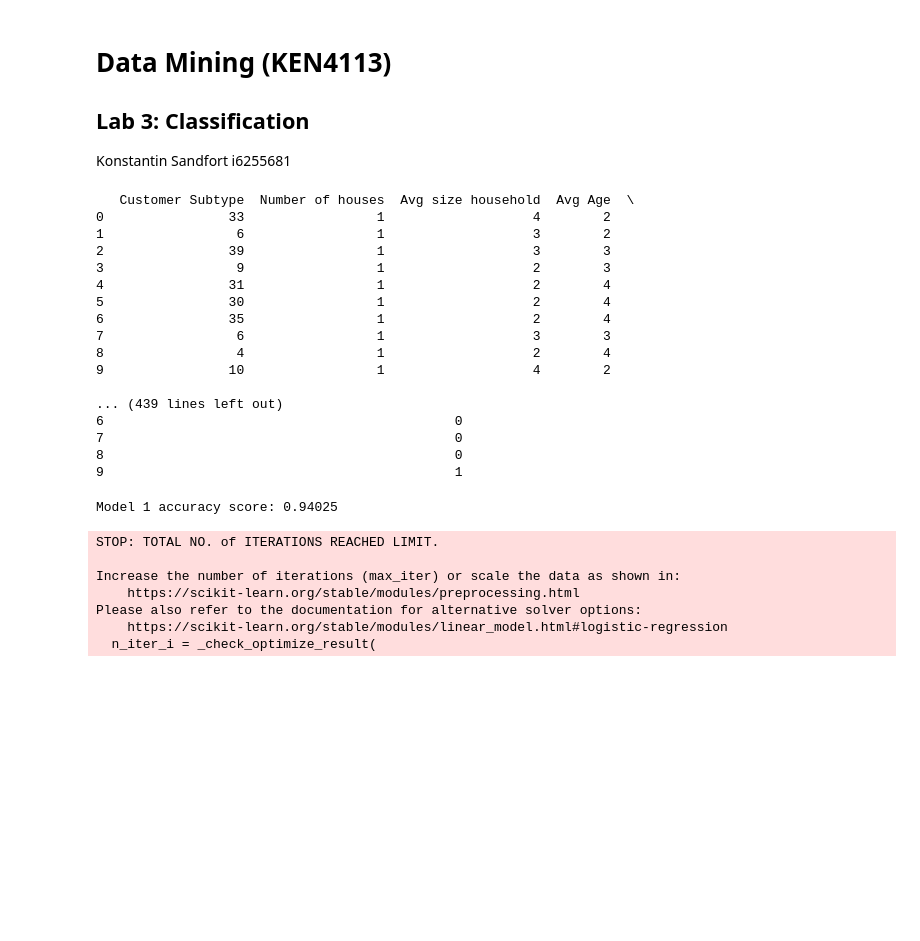
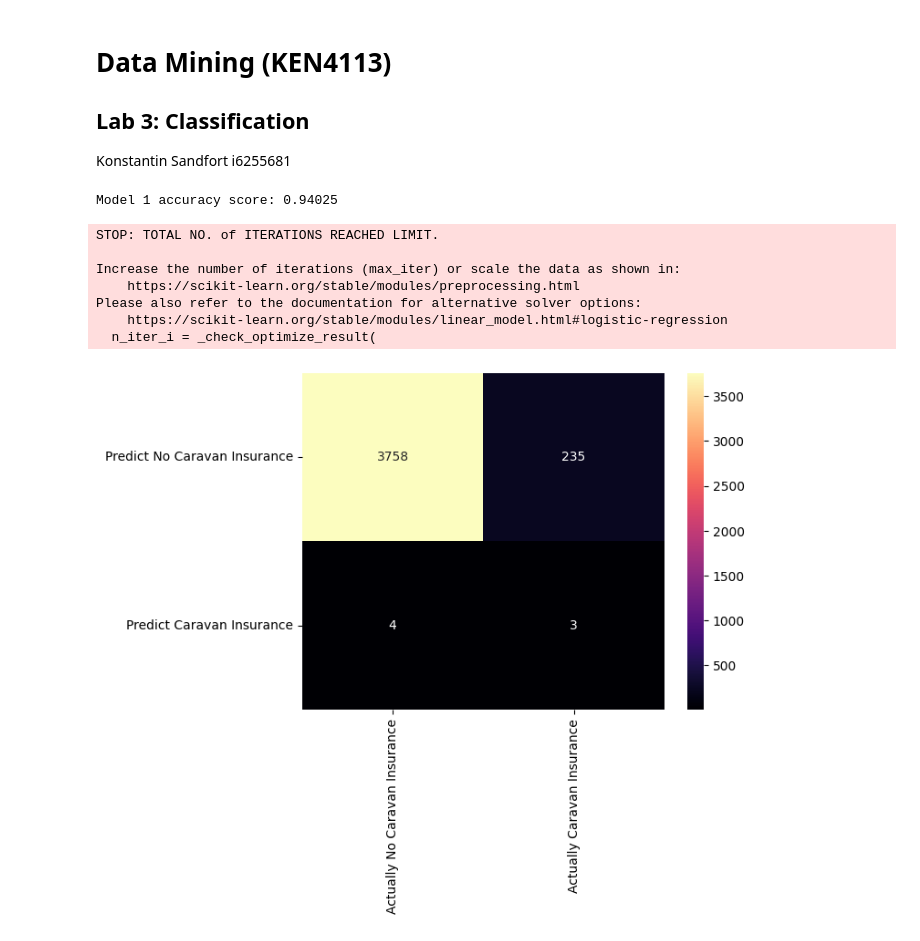
Before and after one commit to KSandfort/data_mining_course, a Jupyter notebook: lab3/lab3.ipynb, the cells around one changed output. Cells and saved outputs as stored; diff of their text form; code cells hidden in the pictures; blank space fills up the shorter version.

```diff
--- a/lab3/lab3.ipynb
+++ b/lab3/lab3.ipynb
@@ -27,34 +21,16 @@ from pandas import CategoricalDtype
 
 # Training Data
 data_train = pd.read_csv('caravan.csv')
-y_train = data_train['CARAVAN POLICY']
+y_train = data_train.iloc[:, -1]
 data_train = data_train.drop(columns=['CARAVAN POLICY'])
 
 # Test Data
 data_test = pd.read_csv('caravanTest.csv')
-y_test = data_test['CARAVAN POLICY']
+y_test = data_test.iloc[:, -1]
+
 data_test = data_test.drop(columns=['CARAVAN POLICY'])
 
 pd.set_option('display.max_columns', None)
-print(data_test.head(10))
-# %% [output]
-   Customer Subtype  Number of houses  Avg size household  Avg Age  \
-0                33                 1                   4        2
-1                 6                 1                   3        2
-2                39                 1                   3        3
-3                 9                 1                   2        3
-4                31                 1                   2        4
-5                30                 1                   2        4
-6                35                 1                   2        4
-7                 6                 1                   3        3
-8                 4                 1                   2        4
-9                10                 1                   4        2
-
-... (439 lines left out)
-6                                             0
-7                                             0
-8                                             0
-9                                             1
 # %%
 # --- Step 1: Preprocessing ---
 
@@ -78,30 +54,33 @@ data_train_ohe = preprocessing.StandardScaler().fit_transform(data_train_ohe)
 data_test_ohe = preprocessing.StandardScaler().fit_transform(data_test_ohe)
 # %%
 # Model validation
+# Source: https://medium.com/analytics-vidhya/model-validation-for-classification-5ff4a0373090
+def display_confusion_matrix(y_actual, y_pred):
+    matrix = confusion_matrix(y_pred, y_actual)
 
-%matplotlib inline
-con_mat = confusion_matrix(y_test, y_pred)
-
-con_mat = pd.DataFrame(con_mat, columns=['Actual Rain', 'Actual No_Rain'],
-                                 index=['Predict Rain', 'Predict No_Rain'])
-
-sns.heatmap(con_mat, annot=True, fmt='d', cmap='PuBu')
+    matrix = pd.DataFrame(matrix, columns=['Actually No Caravan Insurance', 'Actually Caravan Insurance'],
+                                     index=['Predict No Caravan Insurance', 'Predict Caravan Insurance'])
+    sns.heatmap(matrix, annot=True, cmap='magma', fmt='d')
 # %%
 # Model 1: Logistical Regression with all features
 
 log_reg_v1_model = LogisticRegression(verbose=False, penalty=None)
 log_reg_v1_model.fit(X=data_train_ohe, y=y_train)
+prediction_1 = log_reg_v1_model.predict(data_test_ohe)
 score_1 = log_reg_v1_model.score(X=data_test_ohe, y=y_test)
 print(f'Model 1 accuracy score: {score_1}')
+
+display_confusion_matrix(y_test, prediction_1)
 # %% [output]
 Model 1 accuracy score: 0.94025
 STOP: TOTAL NO. of ITERATIONS REACHED LIMIT.
 
 Increase the number of iterations (max_iter) or scale the data as shown in:
     https://scikit-learn.org/stable/modules/preprocessing.html
 Please also refer to the documentation for alternative solver options:
     https://scikit-learn.org/stable/modules/linear_model.html#logistic-regression
   n_iter_i = _check_optimize_result(
+[figure, added]
 # %%
 # --- Step 2: Feature Selection
 # Univariate Feature Selection
```
Also changed, not shown: parts of 4 cells of this notebook.
